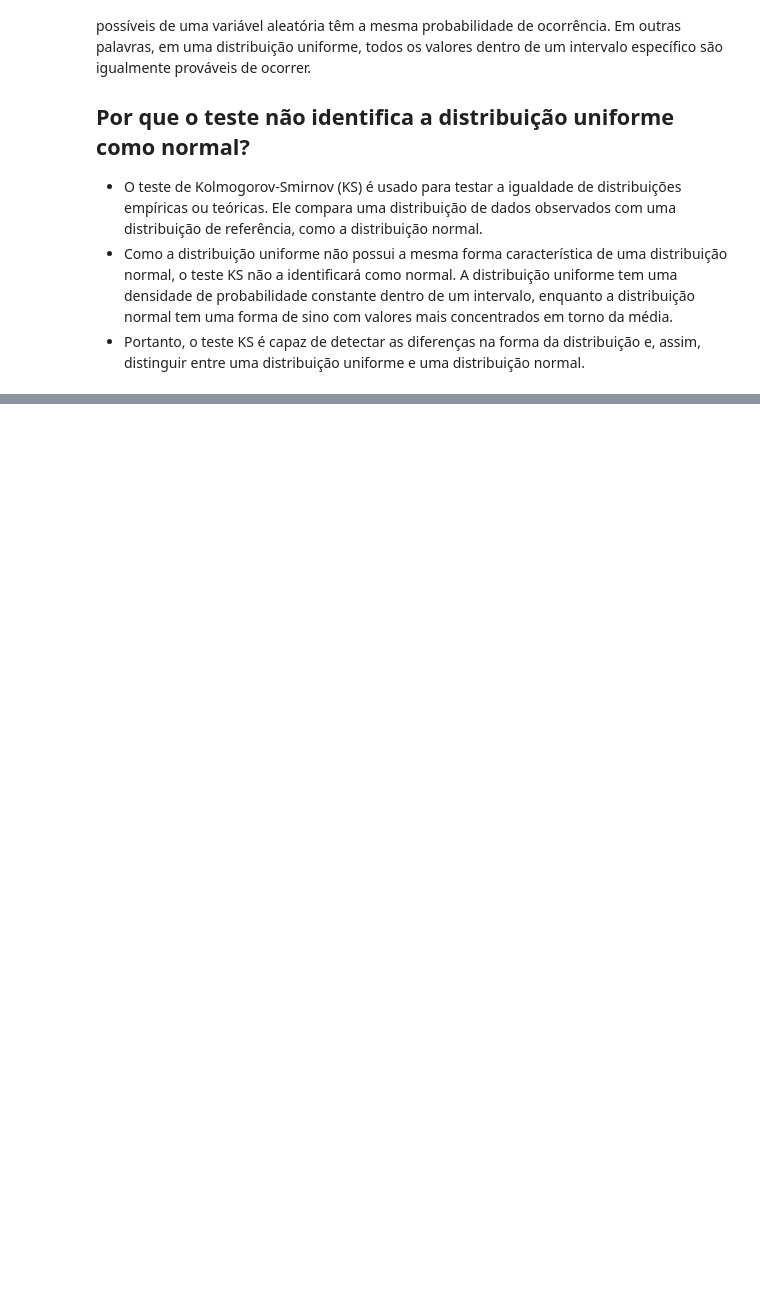
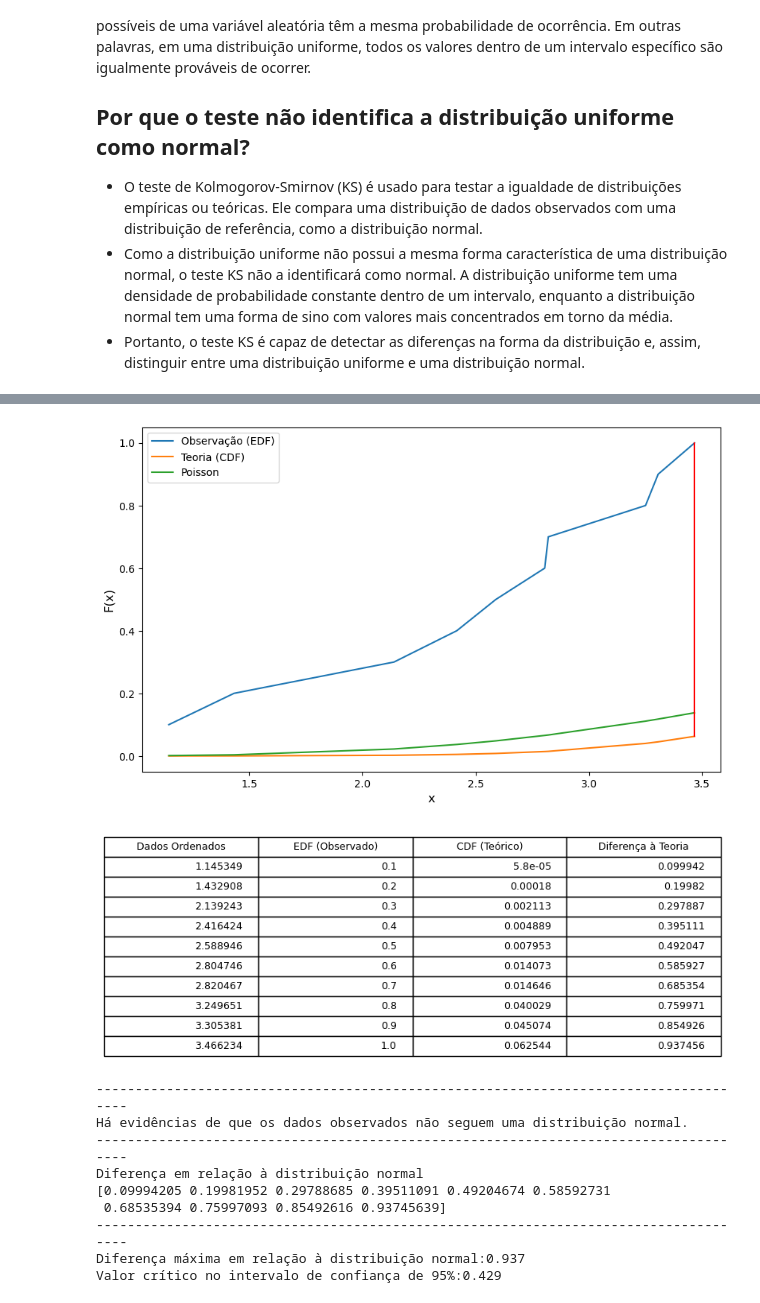
Before and after one commit to marianamartiyns/cdia_ufpb, a Jupyter notebook: [P4] Inferência Estatística/[1] Testes de Kolmogorov-Smirnov.ipynb, the cells around one changed output, grey strips where cells are left out. Cells and saved outputs as stored; diff of their text form; code cells hidden in the pictures; blank space fills up the shorter version.

```diff
--- a/[P4] Inferência Estatística/[1] Testes de Kolmogorov-Smirnov.ipynb
+++ b/[P4] Inferência Estatística/[1] Testes de Kolmogorov-Smirnov.ipynb
@@ -292,0 +276,14 @@ Valor crítico no intervalo de confiança de 95%:0.19233304448274094
+# %%
+kolmogorov_smirnov_test(10)
+# %% [output]
+[figure, added]
+[figure, added]
+-------------------------------------------------------------------------------------
+Há evidências de que os dados observados não seguem uma distribuição normal.
+-------------------------------------------------------------------------------------
+Diferença em relação à distribuição normal
+[0.09994205 0.19981952 0.29788685 0.39511091 0.49204674 0.58592731
+ 0.68535394 0.75997093 0.85492616 0.93745639]
+-------------------------------------------------------------------------------------
+Diferença máxima em relação à distribuição normal:0.937
+Valor crítico no intervalo de confiança de 95%:0.429
```
Also changed, not shown: parts of 6 cells of this notebook, 5 other files.
